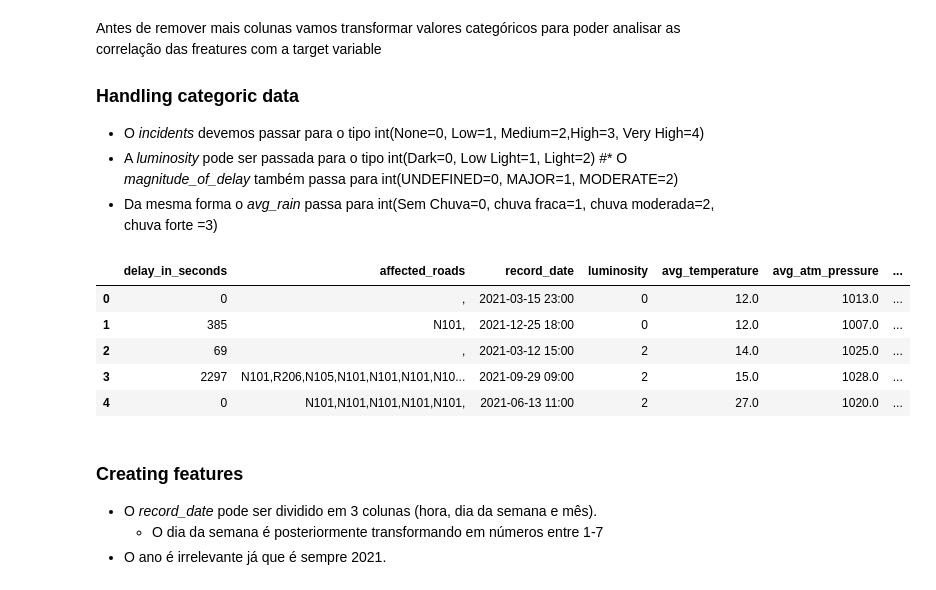
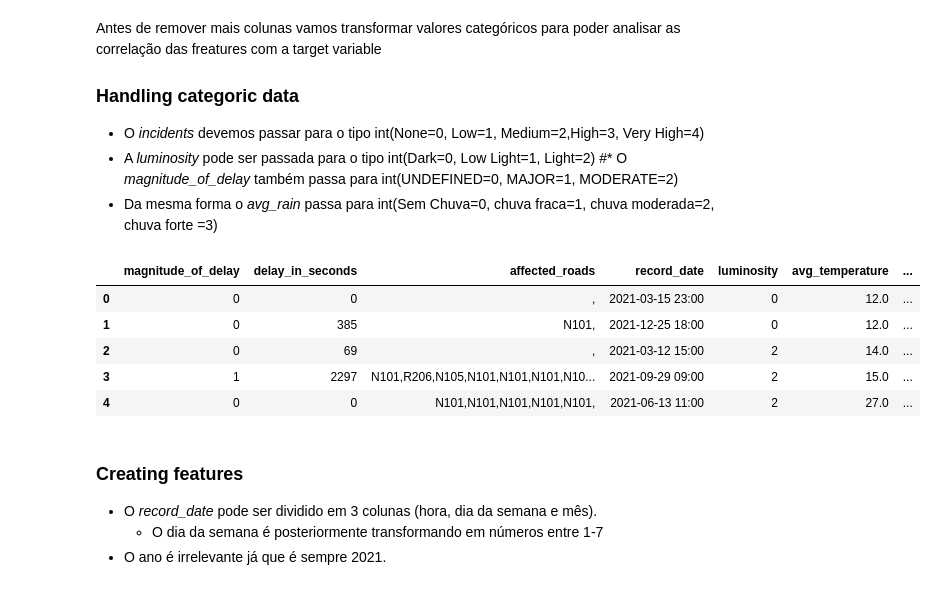
Before and after one commit to bohdan167/DAA, a Jupyter notebook: Datasets_&_Notebooks/Competition/PrepareData.ipynb, the cells around one changed output. Cells and saved outputs as stored; diff of their text form; code cells hidden in the pictures.

```diff
--- a/Datasets_&_Notebooks/Competition/PrepareData.ipynb
+++ b/Datasets_&_Notebooks/Competition/PrepareData.ipynb
@@ -131,8 +131,8 @@ Name: magnitude_of_delay, dtype: int64
 # %% [markdown]
 Como 86.28% das entradas da coluna de 'magnitude_of_delay' é 'UNDEFINED' podemos remover também.
 # %%
-traffic.drop(['magnitude_of_delay'], axis=1, inplace=True)
-test.drop(['magnitude_of_delay'], axis=1, inplace=True)
+#traffic.drop(['magnitude_of_delay'], axis=1, inplace=True)
+#test.drop(['magnitude_of_delay'], axis=1, inplace=True)
 
 traffic.shape
 # %% [output]
@@ -251,22 +251,22 @@ Antes de remover mais colunas vamos transformar valores categóricos para poder
 # %%
 #tratamento de incidents, luminosity, affected_roads, magnitude_of_delay
 traffic["incidents"] = traffic['incidents'].replace({'None' : 0, 'Low' : 1, 'Medium' : 2, 'High' : 3, 'Very_High' : 4}).astype(int)
 traffic["luminosity"] = traffic['luminosity'].replace({'DARK' : 0, 'LOW_LIGHT' : 1, 'LIGHT' : 2}).astype(int)
 traffic["avg_rain"] = traffic['avg_rain'].replace({'Sem Chuva' : 0, 'chuva fraca' : 1, 'chuva moderada' : 2, 'chuva forte' : 3}).astype(int)
-#traffic["magnitude_of_delay"] = traffic['magnitude_of_delay'].replace({'UNDEFINED' : 0, 'MAJOR' : 1, 'MODERATE' : 2}).astype(int)
+traffic["magnitude_of_delay"] = traffic['magnitude_of_delay'].replace({'UNDEFINED' : 0, 'MAJOR' : 1, 'MODERATE' : 2}).astype(int)
 
 test["luminosity"] = test['luminosity'].replace({'DARK' : 0, 'LOW_LIGHT' : 1, 'LIGHT' : 2}).astype(int)
 test["avg_rain"] = test['avg_rain'].replace({'Sem Chuva' : 0, 'chuva fraca' : 1, 'chuva moderada' : 2, 'chuva forte' : 3}).astype(int)
-#test["magnitude_of_delay"] = test['magnitude_of_delay'].replace({'UNDEFINED' : 0, 'MAJOR' : 1, 'MODERATE' : 2}).astype(int)
+test["magnitude_of_delay"] = test['magnitude_of_delay'].replace({'UNDEFINED' : 0, 'MAJOR' : 1, 'MODERATE' : 2}).astype(int)
 
 traffic.head()
 # %% [output]
-|  | delay_in_seconds | affected_roads | record_date | luminosity | avg_temperature | avg_atm_pressure | ... |
-| 0 | 0 | , | 2021-03-15 23:00 | 0 | 12.0 | 1013.0 | ... |
-| 1 | 385 | N101, | 2021-12-25 18:00 | 0 | 12.0 | 1007.0 | ... |
-| 2 | 69 | , | 2021-03-12 15:00 | 2 | 14.0 | 1025.0 | ... |
-| 3 | 2297 | N101,R206,N105,N101,N101,N101,N10... | 2021-09-29 09:00 | 2 | 15.0 | 1028.0 | ... |
-| 4 | 0 | N101,N101,N101,N101,N101, | 2021-06-13 11:00 | 2 | 27.0 | 1020.0 | ... |
+|  | magnitude_of_delay | delay_in_seconds | affected_roads | record_date | luminosity | avg_temperature | ... |
+| 0 | 0 | 0 | , | 2021-03-15 23:00 | 0 | 12.0 | ... |
+| 1 | 0 | 385 | N101, | 2021-12-25 18:00 | 0 | 12.0 | ... |
+| 2 | 0 | 69 | , | 2021-03-12 15:00 | 2 | 14.0 | ... |
+| 3 | 1 | 2297 | N101,R206,N105,N101,N101,N101,N10... | 2021-09-29 09:00 | 2 | 15.0 | ... |
+| 4 | 0 | 0 | N101,N101,N101,N101,N101, | 2021-06-13 11:00 | 2 | 27.0 | ... |
 # %% [markdown]
 ### Creating features
 
```
Also changed, not shown: parts of 16 cells of this notebook, 4 other files.
